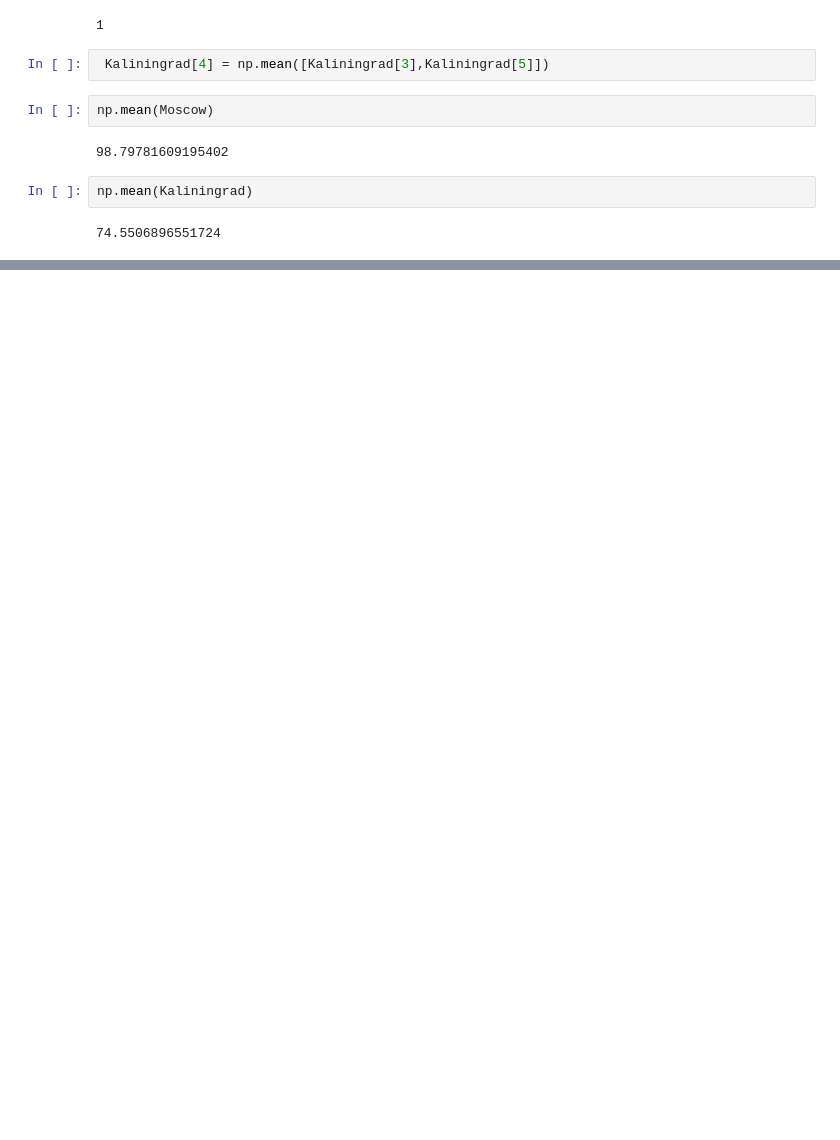
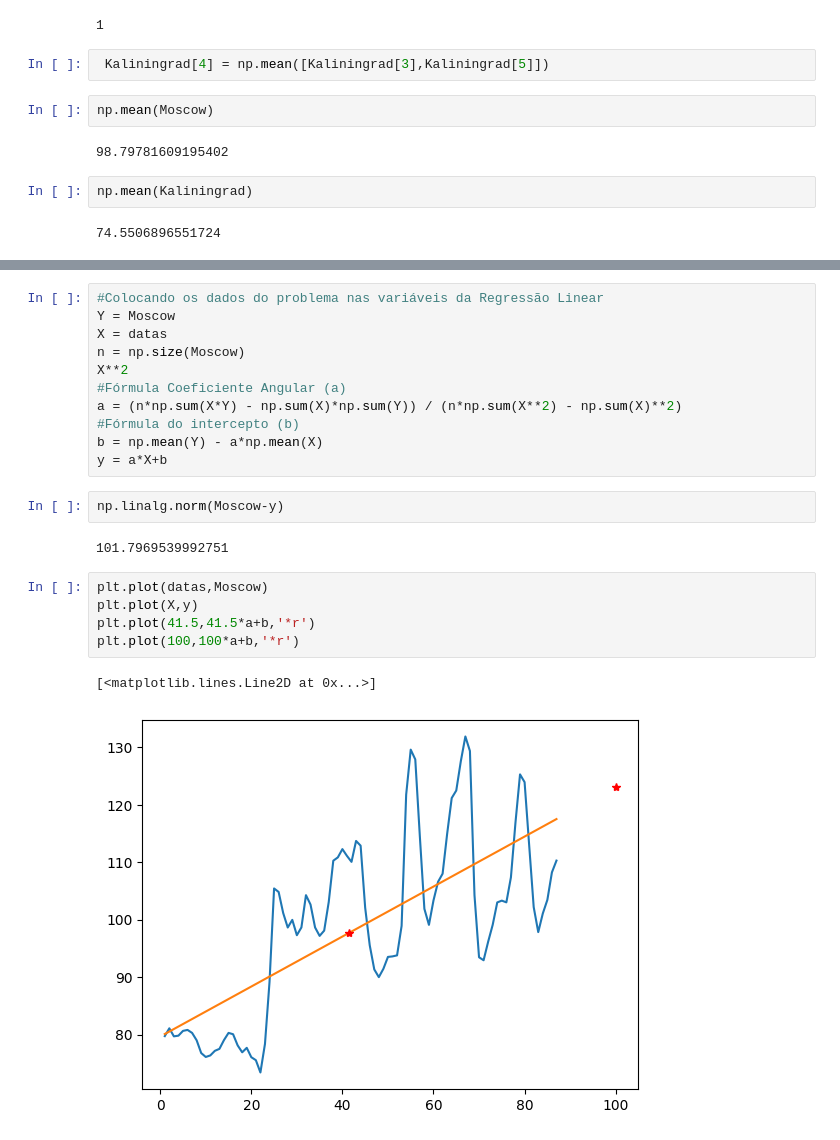
Before and after one commit to maarantesfazenda/python_datascience_alura, a Jupyter notebook: Notebooks/Aula_Alura.ipynb, the cells around one changed output, grey strips where cells are left out. Drawn from its saved outputs; the diff is of its cells as text; blank space fills up the shorter version.

```diff
--- a/Notebooks/Aula_Alura.ipynb
+++ b/Notebooks/Aula_Alura.ipynb
@@ -1495,0 +1533,23 @@ np.mean(Kaliningrad)
+# %%
+#Colocando os dados do problema nas variáveis da Regressão Linear
+Y = Moscow
+X = datas
+n = np.size(Moscow)
+X**2
+#Fórmula Coeficiente Angular (a)
+a = (n*np.sum(X*Y) - np.sum(X)*np.sum(Y)) / (n*np.sum(X**2) - np.sum(X)**2)
+#Fórmula do intercepto (b)
+b = np.mean(Y) - a*np.mean(X)
+y = a*X+b
+# %%
+np.linalg.norm(Moscow-y)
+# %% [output]
+101.7969539992751
+# %%
+plt.plot(datas,Moscow)
+plt.plot(X,y)
+plt.plot(41.5,41.5*a+b,'*r')
+plt.plot(100,100*a+b,'*r')
+# %% [output]
+[<matplotlib.lines.Line2D at 0x...>]
+[figure, added]
```
Also changed, not shown: parts of 6 cells of this notebook.
